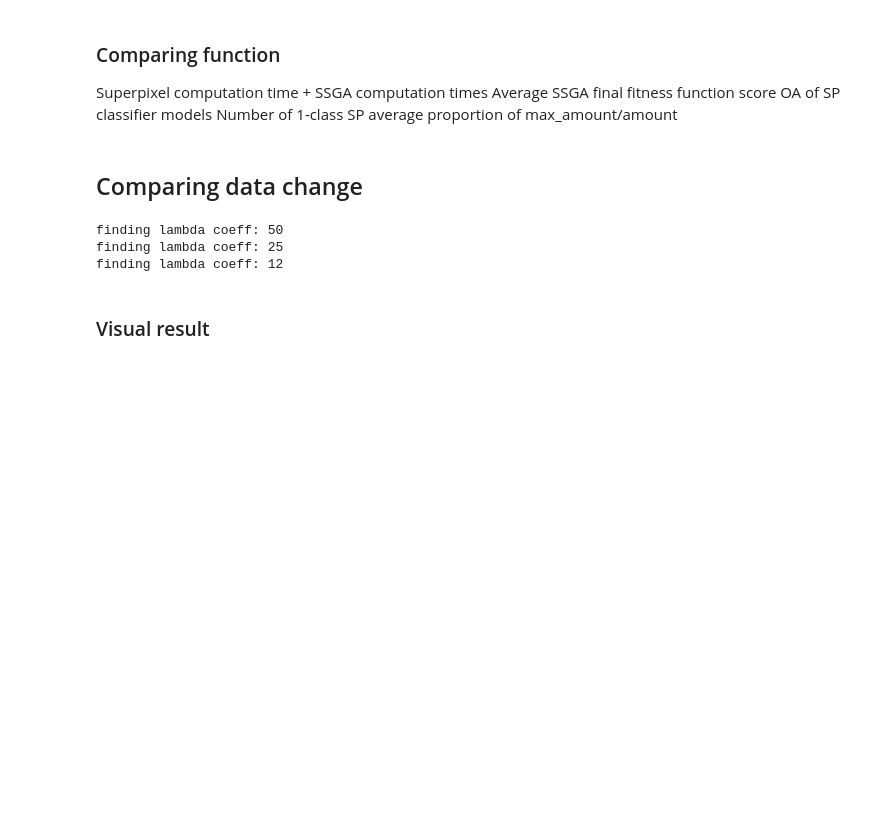
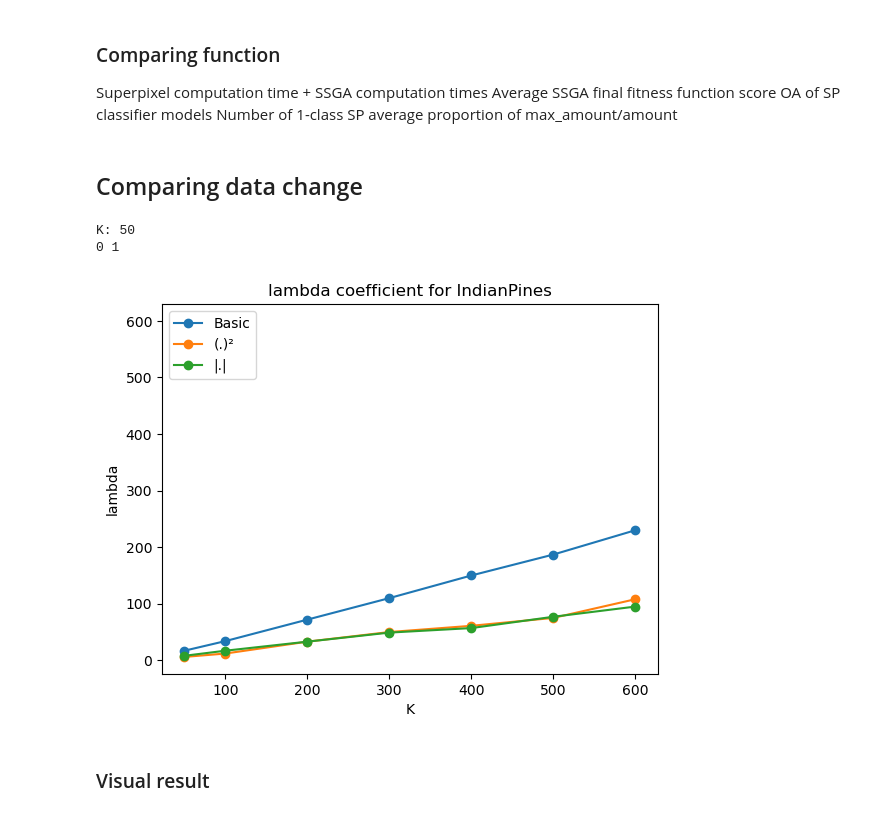
Before and after one commit to GeckSpy/M1-internship-SSGA, a Jupyter notebook: code/SPresult.ipynb, the cells around one changed output. Drawn from its saved outputs; the diff is of its cells as text; code cells hidden in the pictures; blank space fills up the shorter version.

```diff
--- a/code/SPresult.ipynb
+++ b/code/SPresult.ipynb
@@ -177,24 +177,22 @@ if False:
 similarity_functions = [ERS.complete_basic_similarity,
                         ERS.complete_norm_similarity,
                         ERS.complete_norm_similarity_v2]
-names = ["Basic", "v1", "v2"]
+names = ["Basic", "(.)²", "|.|"]
 
 
 if True:
-    #usedDataset["data"] = Data.standardize_data(usedDataset["data"])
-    usedDataset["data"] = Data.normalized_data(usedDataset["data"])
-    Ks = [50, 100, 200, 300, 400, 600, 700]
+    trainData = Data.standardize_data(usedDataset["data"])
     ClassifierDic = {}
 
+    # Values found with find_lambda_coeff function
     IndianLambdaCoeffDatas = {
-        50: [17, 6, 8],
-        100:[34, 0],
-        200:[72],
-        300:[110],
-        400:[150],
-        500:[187],
-        600:[230],
-        700:[275]
+        50: [17, 27, 15],
+        100:[34, 58, 31],
+        200:[72, 114, 70],
+        300:[110, 179, 102],
+        400:[150, 242, 141],
+        500:[187, 308, 180],
+        600:[230, 379, 217]
     }
     UniversityLambdaCoeffDatas = {
         100:[42],
@@ -206,14 +204,7 @@ if True:
         700:[300]
     }
 
-    K=100
-    Ps = computePs(K)
-    SPs, coeff = find_lambda_coeff(usedDataset["data"], K, 1, 100, ERS.complete_norm_similarity, Ps, True)
-    print("Choosen Coef:", coeff)
-
-    SPs, coeff = find_lambda_coeff(usedDataset["data"], K, 1, 100, ERS.complete_norm_similarity_v2, Ps, True)
-    print("Choosen Coef:", coeff)
-
+    Ks = list(IndianLambdaCoeffDatas.keys())
     for K in Ks:
         print("K:", K)
         Ps = computePs(K)
@@ -221,16 +212,26 @@ if True:
 
         for i,simFun in enumerate(similarity_functions):
             print(i, end=" ")
-            SPs, coeff = find_lambda_coeff(usedDataset["data"], K, 1, 100, simFun, Ps)
-            print("Choosen Coef:", coeff)
-            SPs = ERS.find_superpixel(usedDataset["data"], K, IndianLambdaCoeffDatas[K][i], simFun, True)
+            #SPs, coeff = find_lambda_coeff(trainData, K, 1, 100, simFun, Ps)
+            #print("Choosen Coef:", coeff)
+            SPs = ERS.find_superpixel(trainData, K, IndianLambdaCoeffDatas[K][i], simFun, True)
             SPClassifiers.append(SuperpixelClassifier(SPs, usedDataset["labels"], usedDataset["gt"]))
         print()
         ClassifierDic[K] = SPClassifiers
 # %% [output]
-finding lambda coeff: 50
-finding lambda coeff: 25
-finding lambda coeff: 12
+K: 50
+0 1
+# %%
+for i in range(len(similarity_functions)):
+    plt.plot(Ks, [IndianLambdaCoeffDatas[K][i] for K in Ks], "-o", label=names[i])
+plt.plot(600,600, "")
+plt.xlabel("K")
+plt.ylabel("lambda")
+plt.title("lambda coefficient for IndianPines")
+plt.legend()
+plt.show()
+# %% [output]
+[figure, added]
 # %% [markdown]
 ### Visual result
 # %%
```
Also changed, not shown: parts of 1 cell of this notebook, 1 other file.
